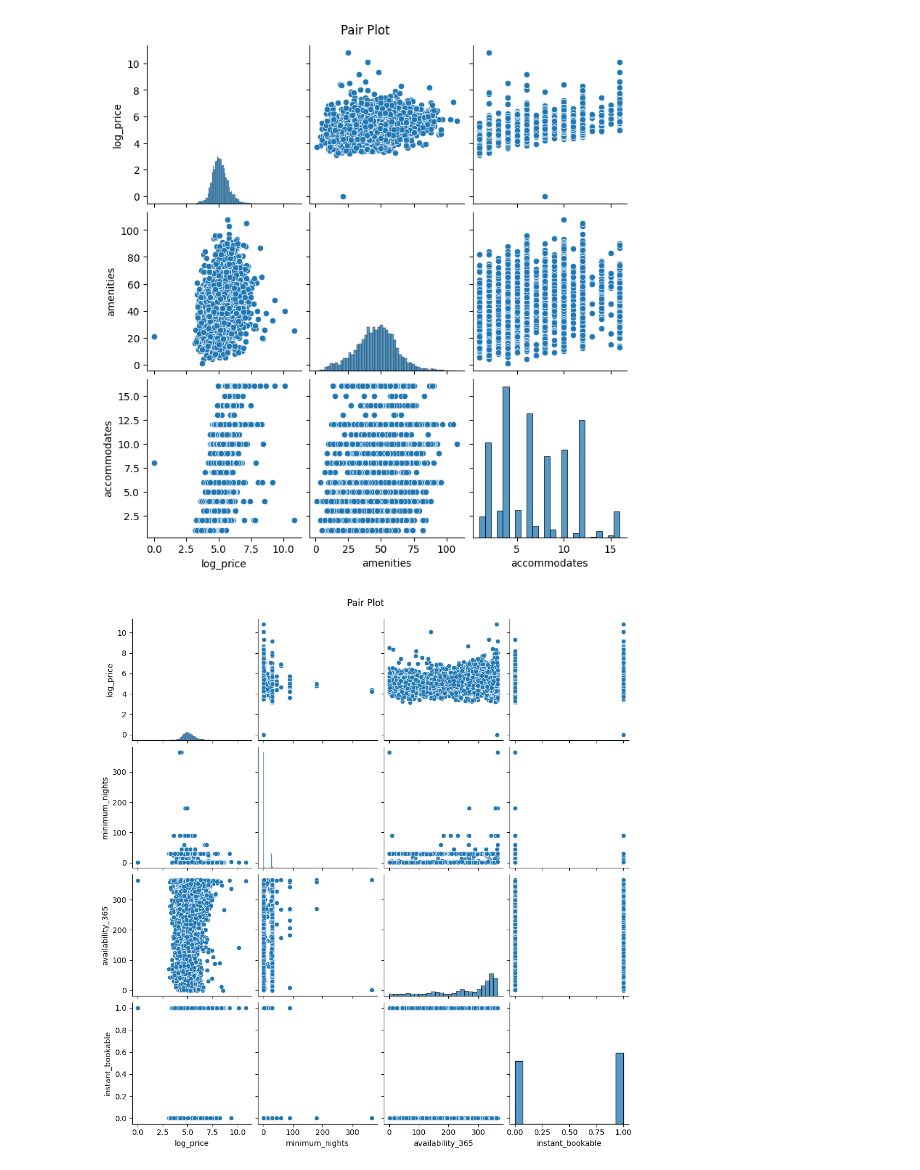
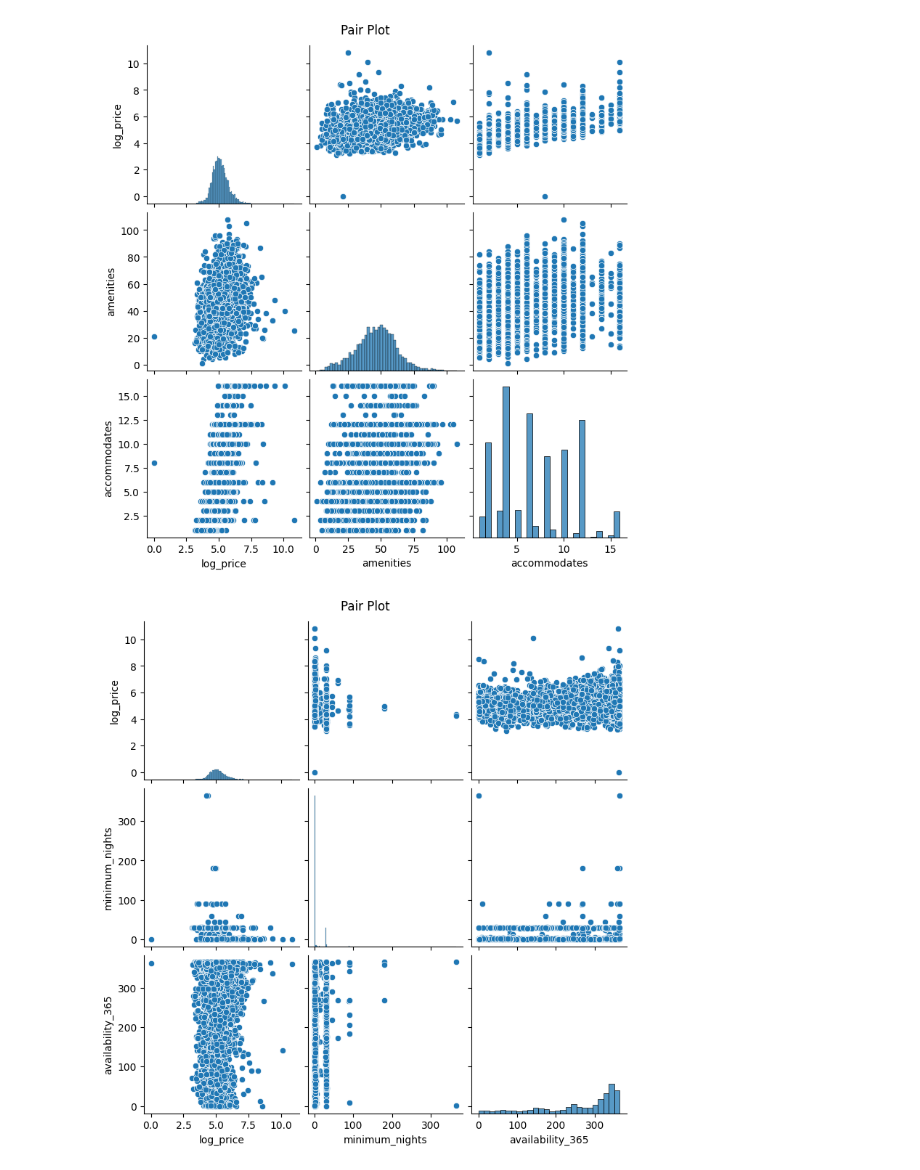
Before and after one commit to pitersbro/zzz, a Jupyter notebook: prbd_1.ipynb, the cells around one changed output. Cells and saved outputs as stored; diff of their text form; code cells hidden in the pictures.

```diff
--- a/prbd_1.ipynb
+++ b/prbd_1.ipynb
@@ -380,5 +390,7 @@ nv.transformer.apply(fill_host_is_superhost)
 # %%
-nv.transformer.price_to_log()
+nv.transformer.apply_log_transform('price')
+nv.transformer.apply_log_transform('review_scores_rating')
+nv.transformer.apply_log_transform('host_listings_count')
 # %% [output]
 <nashville.Transformer at 0x...>
 # %% [markdown]
@@ -425,6 +438,6 @@ data.pair_plot(include_cols=['log_price', 'amenities', 'accommodates'])
 # %% [output]
 [figure]
 # %%
-data.pair_plot(include_cols=['log_price', 'minimum_nights', 'availability_365', 'instant_bookable'])
+data.pair_plot(include_cols=['log_price', 'minimum_nights', 'availability_365'])
 # %% [output]
-[figure, old version]
+[figure, new version]
```
Also changed, not shown: parts of 8 cells of this notebook, 1 other file.
